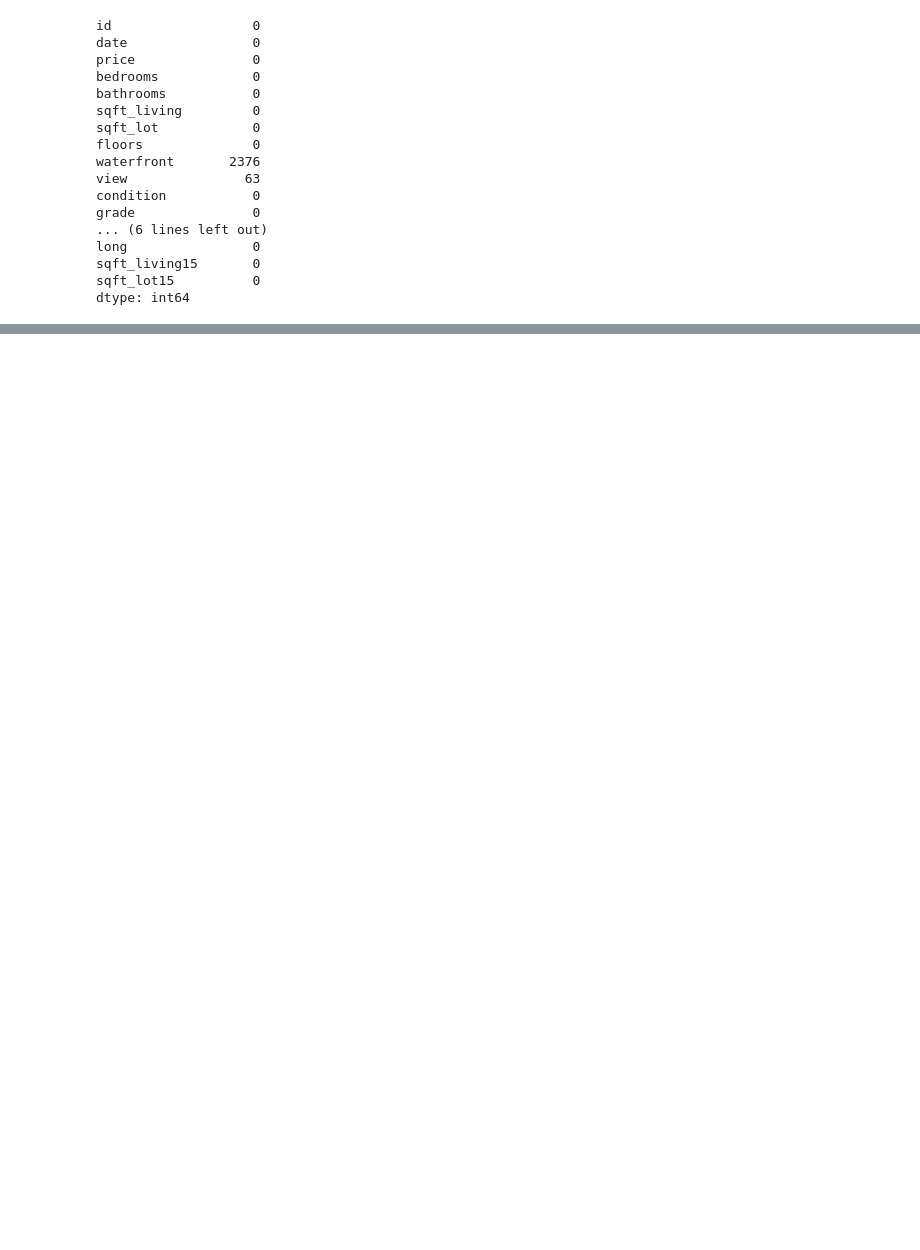
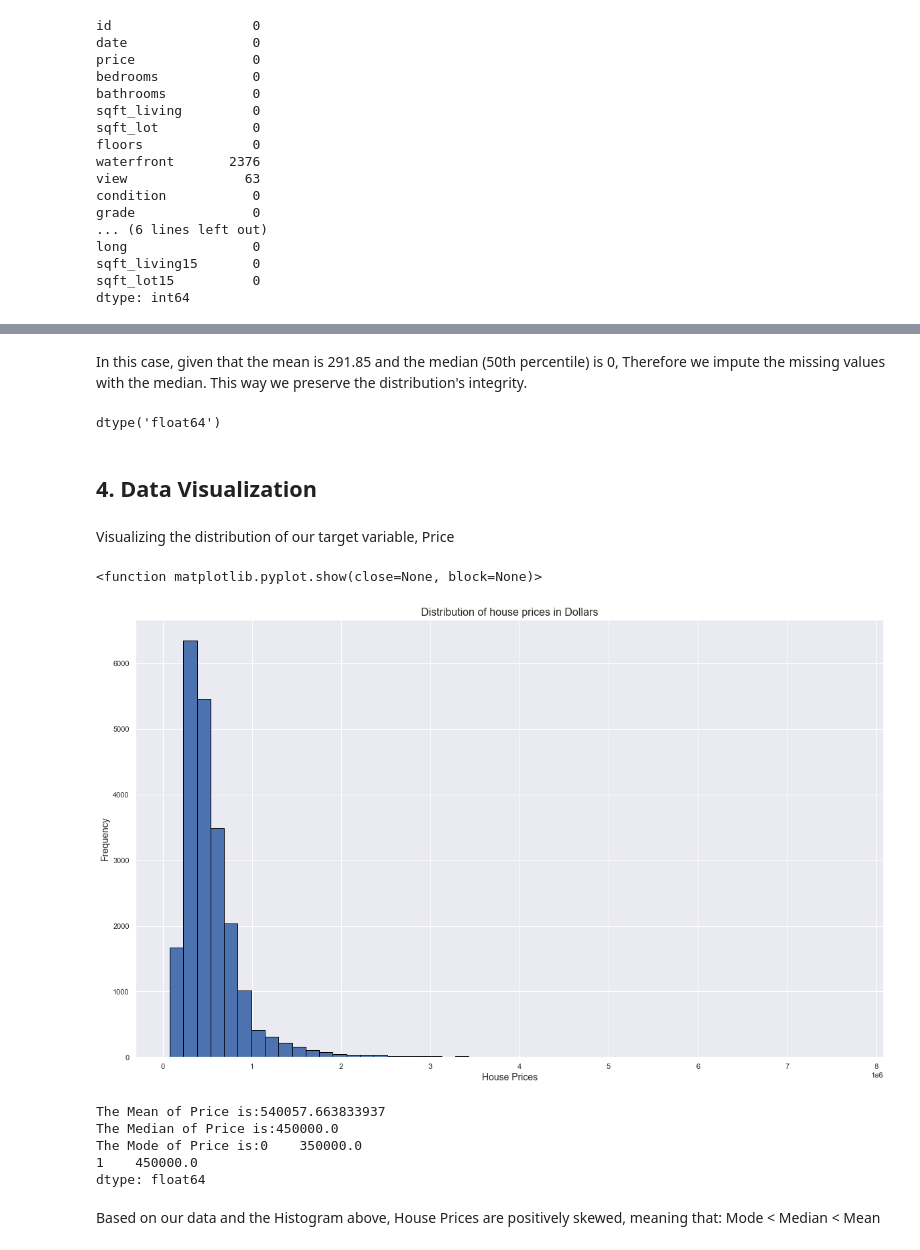
Before and after one commit to Sammywarah/dsc-phase-2-project-v2-3, a Jupyter notebook: student.ipynb, the cells around one changed output, grey strips where cells are left out. Drawn from its saved outputs; the diff is of its cells as text; code cells hidden in the pictures; blank space fills up the shorter version.

```diff
--- a/student.ipynb
+++ b/student.ipynb
@@ -405,0 +116,14 @@ Name: price, dtype: float64
+# %%
+# Cleaning the waterfront column
+# We replace the missing values with 'No' to indicate that the property does not have a waterfront
+
+data['waterfront'] = data['waterfront'].fillna('NO')
+
+#droping the id column
+data.drop('id', axis = 1, inplace = True)
+
+#droping columns with the view missing
+data.dropna(subset=['view'], inplace = True, axis = 0)
+
+# converting the data column to a datetime datatype
+data['date'] =  pd.to_datetime(data['date'])
@@ -405,0 +212,12 @@ Name: price, dtype: float64
+# %% [markdown]
+In this case, given that the mean is 291.85 and the median (50th percentile) is 0, Therefore we impute the missing values with the median. This way we preserve the distribution's integrity.
+# %%
+# Calculate the median of the column
+median_value = data['sqft_basement'].median()
+
+# Replace missing values with the median
+data['sqft_basement'].fillna(median_value, inplace=True)
+
+data['sqft_basement'].dtype
+# %% [output]
+dtype('float64')
@@ -405,0 +228,30 @@ Name: price, dtype: float64
+# %% [markdown]
+## 4. Data Visualization
+# %% [markdown]
+Visualizing the distribution of our target variable, Price
+# %%
+plt.figure(figsize=(20, 12))
+plt.hist(data['price'], bins = 50, edgecolor =  'black')
+plt.title('Distribution of house prices in Dollars', fontsize = 16)
+plt.xlabel('House Prices', fontsize = 14)
+plt.ylabel('Frequency', fontsize = 14)
+plt.show
+# %% [output]
+<function matplotlib.pyplot.show(close=None, block=None)>
+[figure, added]
+# %%
+price_mean = data['price'].mean()
+price_mode = data['price'].mode()
+price_median = data['price'].median()
+
+print(f'The Mean of Price is:{price_mean}')
+print(f'The Median of Price is:{price_median}')
+print(f'The Mode of Price is:{price_mode}')
+# %% [output]
+The Mean of Price is:540057.663833937
+The Median of Price is:450000.0
+The Mode of Price is:0    350000.0
+1    450000.0
+dtype: float64
+# %% [markdown]
+Based on our data and the Histogram above, House Prices are positively skewed, meaning that: Mode < Median < Mean
```
Also changed, not shown: parts of 141 cells of this notebook, 4 other files.
